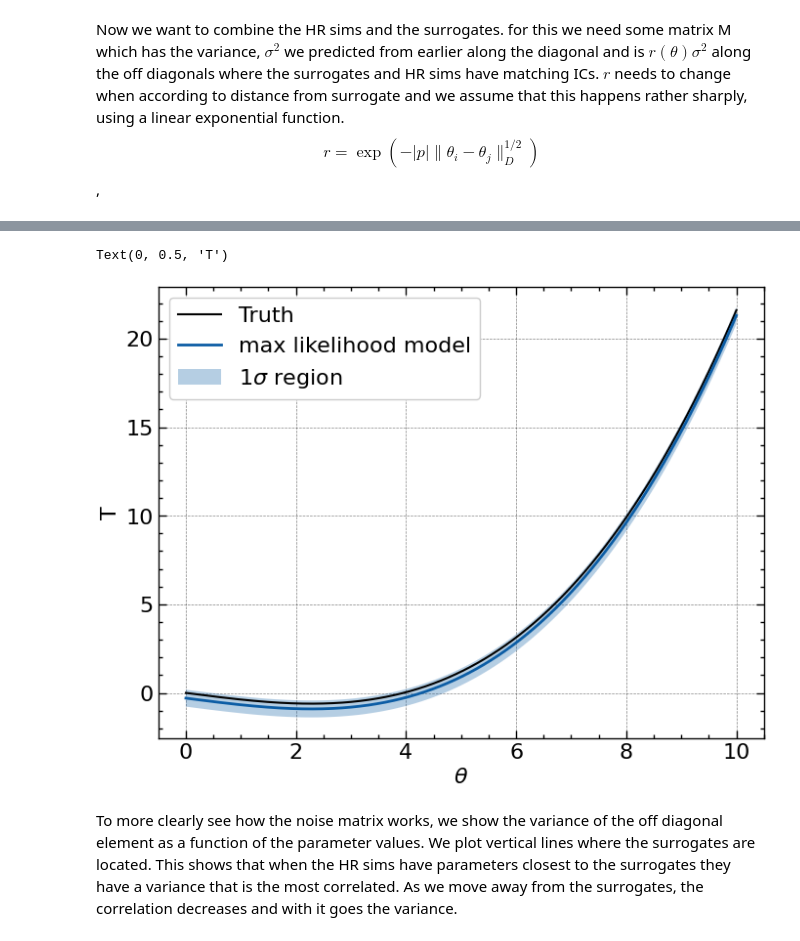
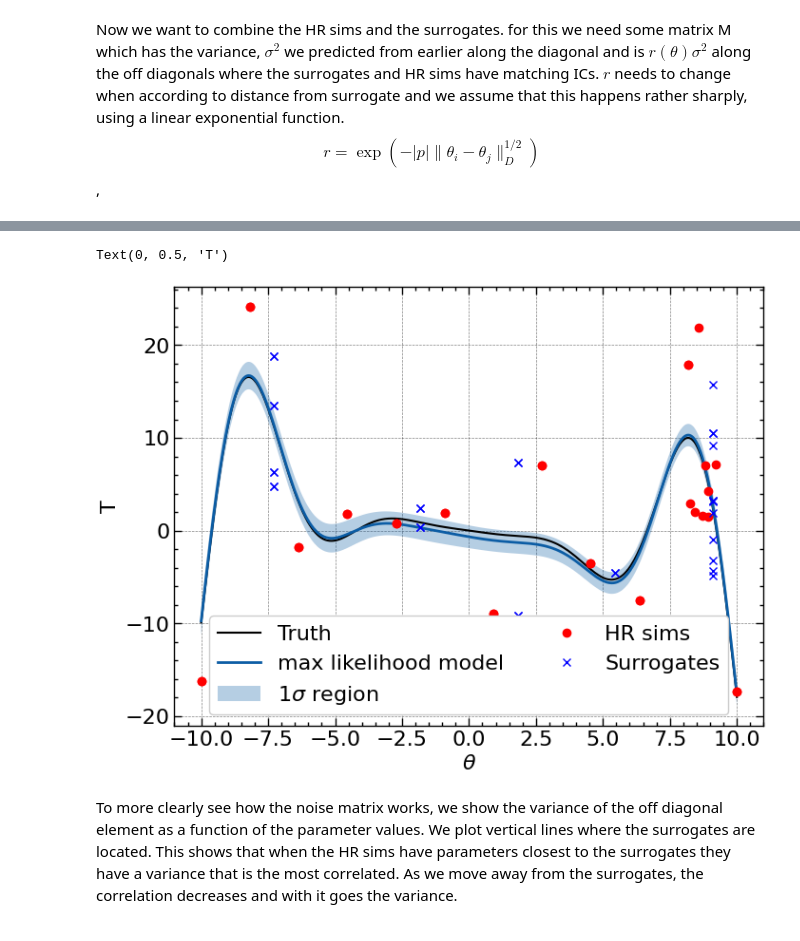
Before and after one commit to Maxelee/CARPoolGP_test, a Jupyter notebook: ToyModel.ipynb, the cells around one changed output, grey strips where cells are left out. Cells and saved outputs as stored; diff of their text form; code cells hidden in the pictures.

```diff
--- a/ToyModel.ipynb
+++ b/ToyModel.ipynb
@@ -27,7 +27,7 @@ def get_Q(theta, A=-0.4, B=0.4):
     This is the model which we ultimitely want to predict, represents the
     smooth variation on some function.
     """
-    return A * theta  +  theta**3*B**4 #+ C * x * theta + D * x
+    return A * theta  +  theta**3*B**4 * np.sin(theta) #+ C * x * theta + D * x
 
 def get_R(theta, epsilon=epsilon, A=-0.4, B=0.4):
     """
@@ -134,6 +131,19 @@ def log_liklihood(scale_tril, alpha):
     return  -0.5 * jnp.sum(jnp.square(alpha)) - jnp.sum(jnp.log(jnp.diag(scale_tril))) + 0.5 * scale_tril.shape[0] * np.log(2 * np.pi)
 # %% [markdown]
 ## Surrogate Functions
+# %%
+def match_surrogates0(theta, intrinsic_noise, Groups=4, f=0):
+    ## Different split approach
+    from sklearn.cluster import AgglomerativeClustering
+    clustering = AgglomerativeClustering(Groups).fit(theta.reshape(-1,1))
+    labels = sorted(clustering.labels_)
+    unique_ls, counts = np.unique(labels, return_counts=True)
+    sorted_args = np.argsort(theta_Q)
+    theta_R = np.concatenate([[np.mean(theta[labels==i])]*c for i, c in zip(unique_ls, counts)])
+    noises = np.concatenate([intrinsic_noise[labels==i] for i, c in zip(unique_ls, counts)])
+    surrogate_raw = get_Q(theta_R)
+    surrogate_data = surrogate_raw + noises*(1-f) + f*np.random.normal(0, sigma_epsilon, len(theta_R))
+    return theta_R, surrogate_data, surrogate_raw
 # %%
 def match_surrogates0(theta_Q, noise, f, div=5):
     """
@@ -147,7 +157,7 @@ def match_surrogates0(theta_Q, noise, f, div=5):
     theta_R = theta_Q.reshape(N_R, -1)
     theta_R = theta_R.mean(axis=1).repeat(div, axis=0)
     matched_noise = (1-f)*noise + f * np.random.normal(0, sigma_epsilon, len(noise))
-    R       = get_R(theta_R) + matched_noise
+    R       = get_Q(theta_R) + matched_noise
     cov = np.var(np.reshape(R, (N_R, -1)), axis=-1).repeat(div)
     return theta_R, R, np.diag(cov)
 # %% [markdown]
@@ -263,11 +274,11 @@ $$r=\frac{(1-f)\sigma_Q^2}{\sigma_Q\sqrt{((1-f)^2\sigma^2_Q+f^2 \sigma^2_\eta)}}
 
 For an f=0, there is 100% correlation, for an f=1, there is 0 correlation, and in general. We assume that the surrogates and the HR simulations are drawn from the same distribution and have the same noise, but this need not be the case. We could have "cheaper" simulations that have some other noise function.
 # %%
-div=12 # Number of surrogates = N / div
+div = 2
 N_R = int(N/div)
 f=0.00
 
-theta_R, R, E = match_surrogates0(theta_Q, intrinsic_noise,  f,  div)
+theta_R, R, E = match_surrogates0(theta_Q, intrinsic_noise, Groups=5, f=0)
 # %%
 # We can plot the islands of surrogates with the HR sims
 fig, ax = plt.subplots()
@@ -342,18 +356,22 @@ pred_meanCP, pred_varCP = predict(QR, cov, pred_cov, 0)
 # %%
 plt.plot(theta, get_Q(theta, ), "k", lw=1.5, label="Truth")
 # plt.plot(theta_QR, QR, ".k", label='Data')
 
-std = np.sqrt(np.sqrt(np.diag(pred_varCP)))
-plt.plot(theta, pred_meanCP, label="max likelihood model")
-plt.fill_between(theta, pred_meanCP+std, pred_meanCP-std, alpha=0.3, label=r'$1\sigma$ region')
+std = np.sqrt(np.sqrt(np.diag(Vs[0])))
+plt.plot(theta, Ms[0], label="max likelihood model")
+plt.fill_between(theta, Ms[0]+std, Ms[0]-std, alpha=0.3, label=r'$1\sigma$ region')
+plt.plot(theta_Q ,Q, 'ro', label=r'HR sims')
+plt.plot(theta_R ,R, 'bx', label=r'Surrogates')
+plt.plot(tqs[0] ,qs[0], 'ro')
+plt.plot(trs[0] ,rs[0], 'bx')
 
 
-plt.legend()
+plt.legend(ncols=2)
 plt.xlabel(r'$\theta$')
 plt.ylabel(r'T')
 # %% [output]
 Text(0, 0.5, 'T')
-[figure, old version]
+[figure, new version]
 # %% [markdown]
 To more clearly see how the noise matrix works, we show the variance of the off diagonal element as a function of the parameter values. We plot vertical lines where the surrogates are located. This shows that when the HR sims have parameters closest to the surrogates they have a variance that is the most correlated. As we move away from the surrogates, the correlation decreases and with it goes the variance.
 # %%
```
Also changed, not shown: parts of 35 cells of this notebook, 9 other files.
